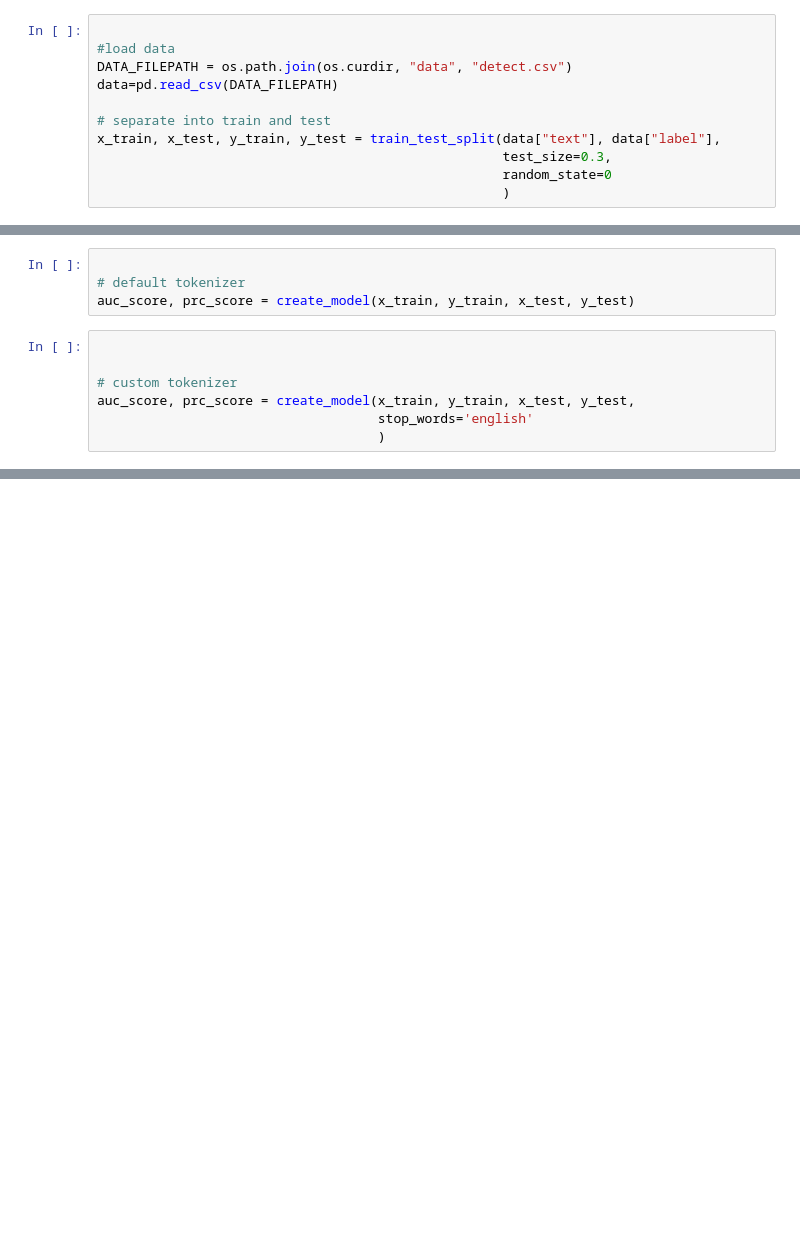
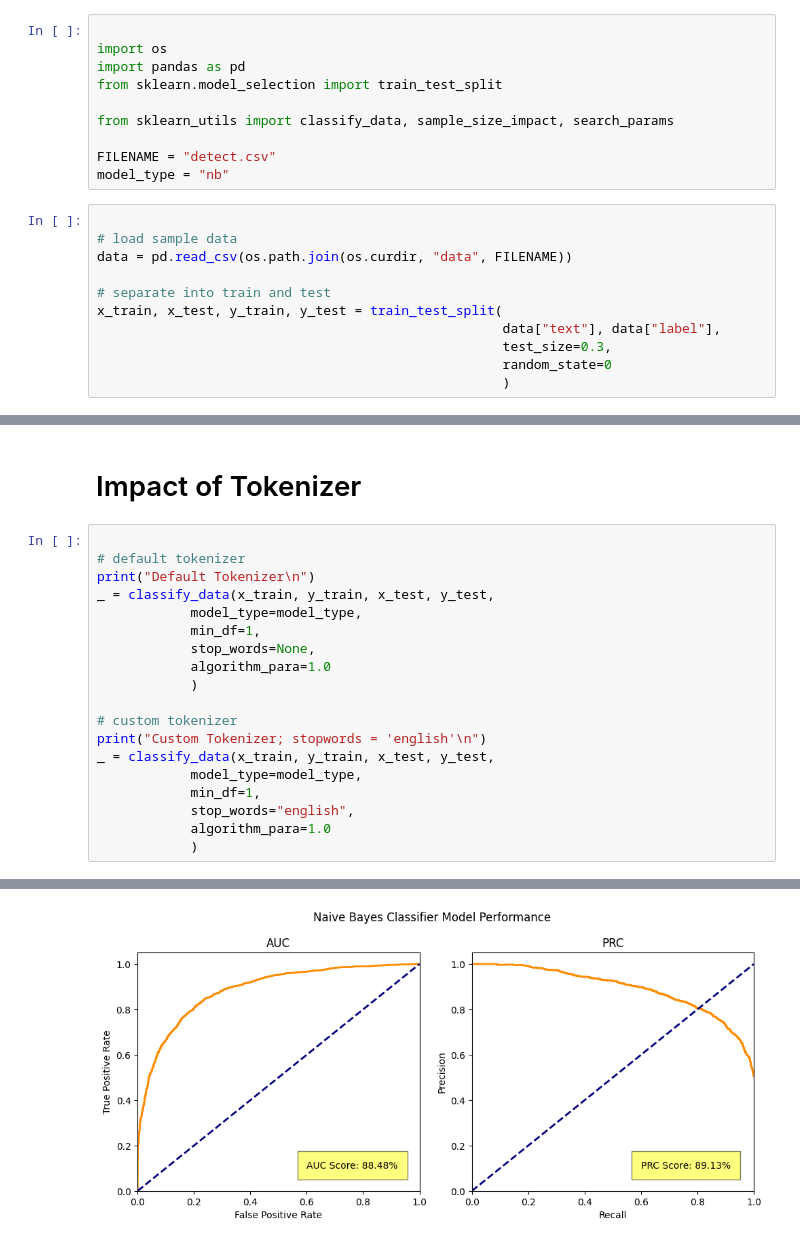
Before and after one commit to cmcalder55/pattern-recognition, a Jupyter notebook: naive-bayes.ipynb, the cells around one changed output, grey strips where cells are left out. Saved outputs shown, nothing was run; the diff lists cells and outputs as text; blank space fills up the shorter version.

Commit message:
move common sklearn model data to utils

```diff
--- a/naive-bayes.ipynb
+++ b/naive-bayes.ipynb
@@ -17,11 +1,21 @@ from sklearn.naive_bayes import MultinomialNB
+# %%
+
+import os
+import pandas as pd
+from sklearn.model_selection import train_test_split
+
+from sklearn_utils import classify_data, sample_size_impact, search_params
+
+FILENAME = "detect.csv"
+model_type = "nb"
 # %%
 
-#load data
-DATA_FILEPATH = os.path.join(os.curdir, "data", "detect.csv")
-data=pd.read_csv(DATA_FILEPATH)
+# load sample data
+data = pd.read_csv(os.path.join(os.curdir, "data", FILENAME))
 
 # separate into train and test
-x_train, x_test, y_train, y_test = train_test_split(data["text"], data["label"],
+x_train, x_test, y_train, y_test = train_test_split(
+                                                    data["text"], data["label"],
                                                     test_size=0.3,
                                                     random_state=0
                                                     )
@@ -126,11 +22,22 @@ def sample_size_impact(docs, y):
-# %%
-
-# default tokenizer
-auc_score, prc_score = create_model(x_train, y_train, x_test, y_test)
-# %%
-
-
-# custom tokenizer
-auc_score, prc_score = create_model(x_train, y_train, x_test, y_test,
-                                    stop_words='english'
-                                    )
+# %% [markdown]
+# Impact of Tokenizer
+# %%
+
+# default tokenizer
+print("Default Tokenizer\n")
+_ = classify_data(x_train, y_train, x_test, y_test,
+            model_type=model_type,
+            min_df=1,
+            stop_words=None,
+            algorithm_para=1.0
+            )
+
+# custom tokenizer
+print("Custom Tokenizer; stopwords = 'english'\n")
+_ = classify_data(x_train, y_train, x_test, y_test,
+            model_type=model_type,
+            min_df=1,
+            stop_words="english",
+            algorithm_para=1.0
+            )
+# %% [output]
@@ -136,0 +54 @@ auc_score, prc_score = create_model(x_train, y_train, x_test, y_test,
+[figure, added]
```
Also changed, not shown: parts of 7 cells of this notebook, 5 other files.
